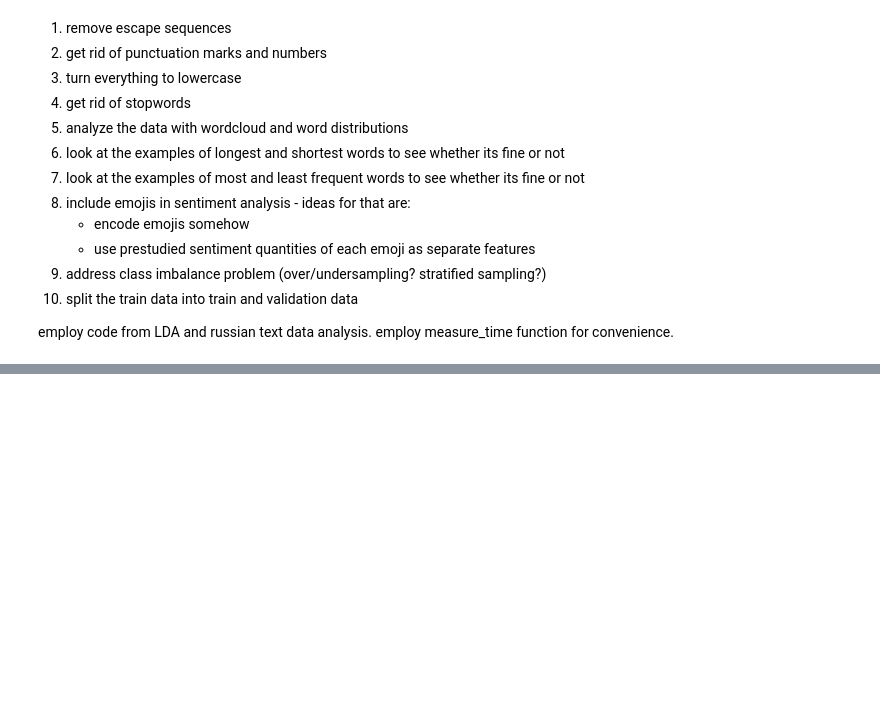
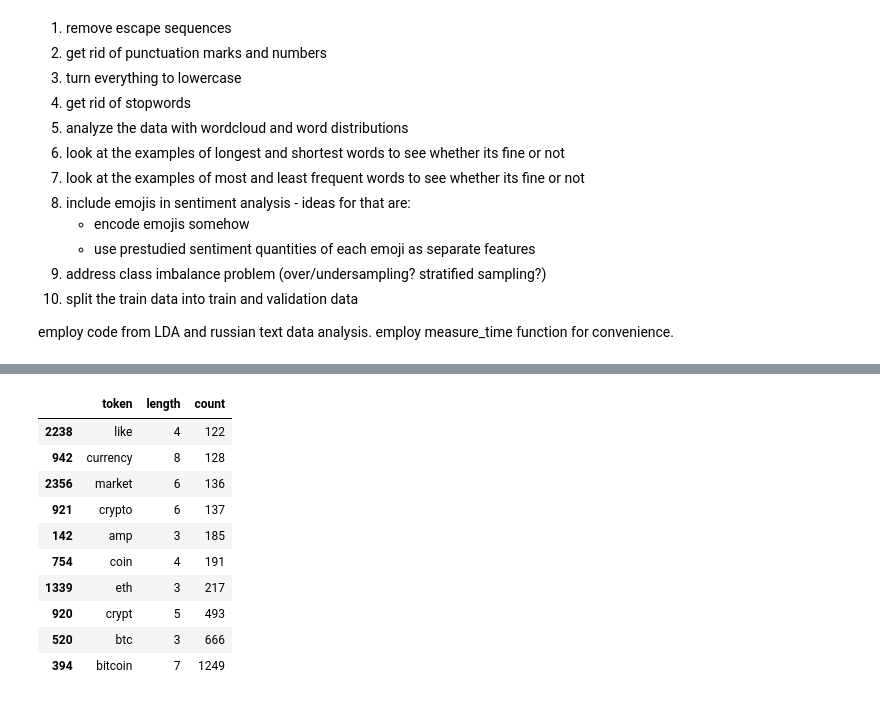
Before and after one commit to ttenishev/delta_assignments, a Jupyter notebook: Assignment 3/Assignment_3.ipynb, the cells around one changed output, grey strips where cells are left out. Cells and saved outputs as stored; diff of their text form; code cells hidden in the pictures; blank space fills up the shorter version.

```diff
--- a/Assignment 3/Assignment_3.ipynb
+++ b/Assignment 3/Assignment_3.ipynb
@@ -212,0 +252,14 @@ Text(0, 0.5, 'Amount of Words')
+# %%
+content_tokenized_df.sort_values('count').tail(10)
+# %% [output]
+|  | token | length | count |
+| 2238 | like | 4 | 122 |
+| 942 | currency | 8 | 128 |
+| 2356 | market | 6 | 136 |
+| 921 | crypto | 6 | 137 |
+| 142 | amp | 3 | 185 |
+| 754 | coin | 4 | 191 |
+| 1339 | eth | 3 | 217 |
+| 920 | crypt | 5 | 493 |
+| 520 | btc | 3 | 666 |
+| 394 | bitcoin | 7 | 1249 |
```
Also changed, not shown: parts of 9 cells of this notebook.
